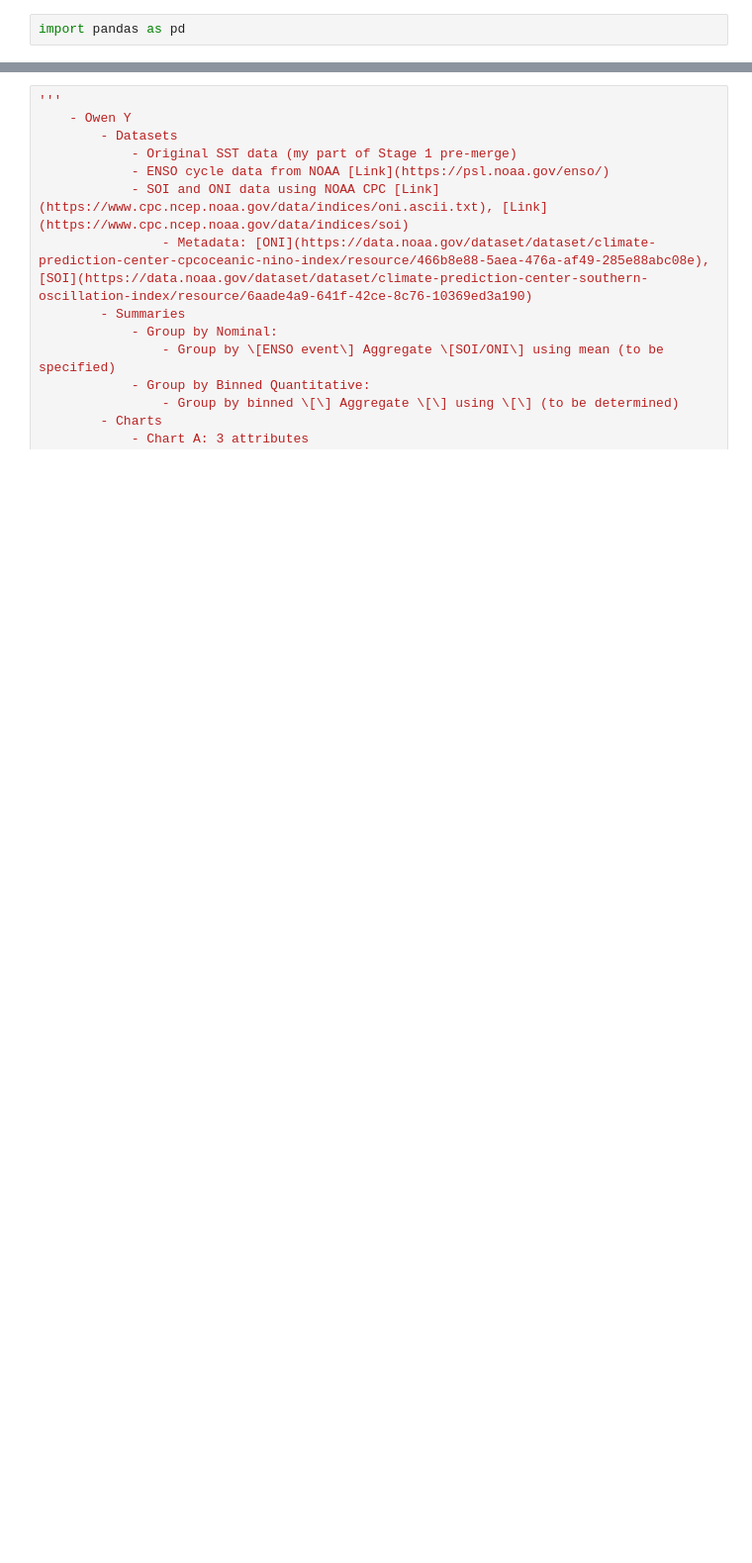
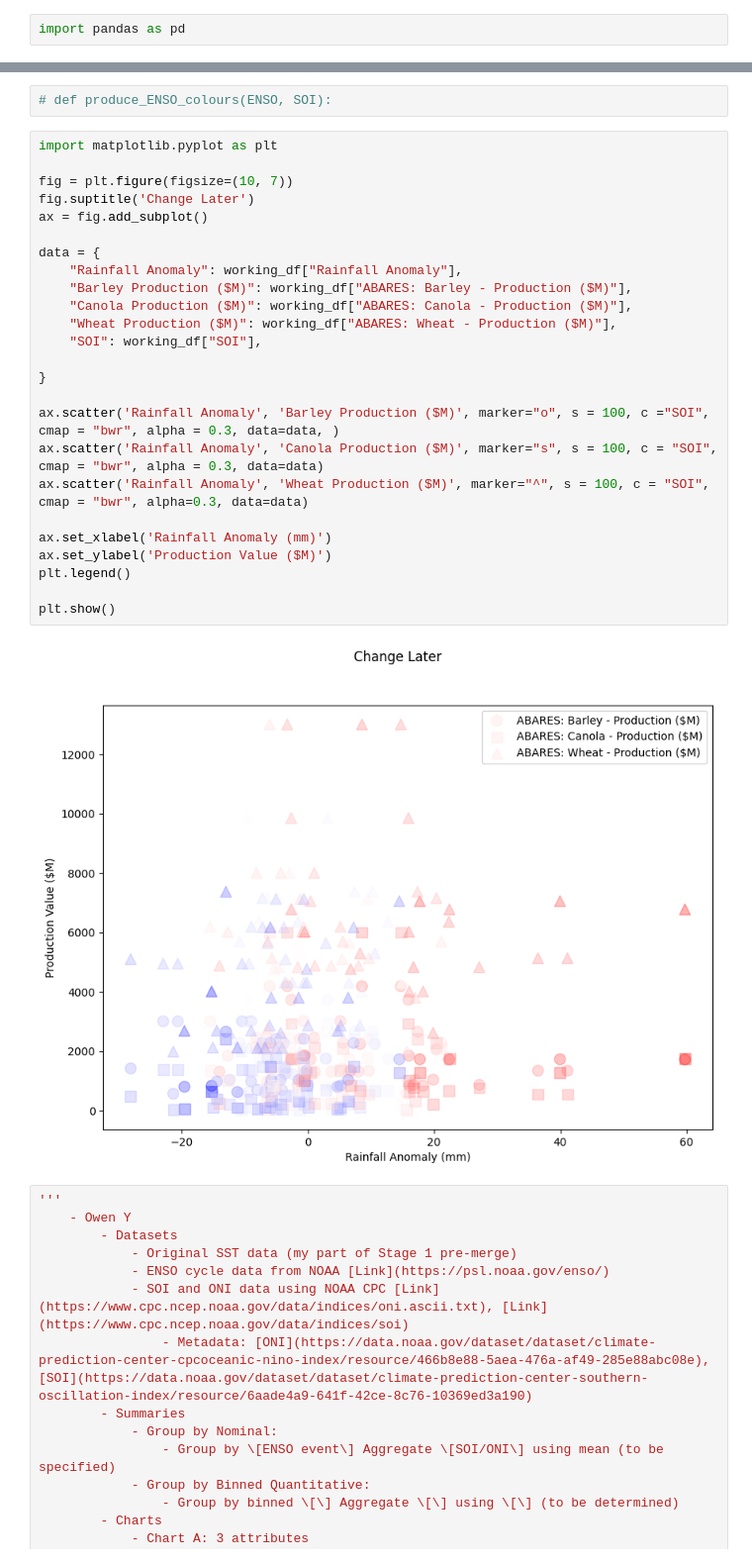
Before and after one commit to owng25/DATA1902-Stage-2, a Jupyter notebook: Code/Owen_Y/main.ipynb, the cells around one changed output, grey strips where cells are left out. Shown at 99% size. Saved outputs shown, nothing was run; the diff lists cells and outputs as text; blank space fills up the shorter version.

Commit message:
creating 4 attribue graph using SOI as colour gradient

```diff
--- a/Code/Owen_Y/main.ipynb
+++ b/Code/Owen_Y/main.ipynb
@@ -37,3 +58,32 @@ df = pd.read_csv("../../Data/Merged Data.csv", index_col = "Date", parse_dates=T
+# %%
+# def produce_ENSO_colours(ENSO, SOI):
+# %%
+import matplotlib.pyplot as plt
+
+fig = plt.figure(figsize=(10, 7))
+fig.suptitle('Change Later')
+ax = fig.add_subplot()
+
+data = {
+    "Rainfall Anomaly": working_df["Rainfall Anomaly"],
+    "Barley Production ($M)": working_df["ABARES: Barley - Production ($M)"],
+    "Canola Production ($M)": working_df["ABARES: Canola - Production ($M)"],
+    "Wheat Production ($M)": working_df["ABARES: Wheat - Production ($M)"],
+    "SOI": working_df["SOI"],
+
+}
+
+ax.scatter('Rainfall Anomaly', 'Barley Production ($M)', marker="o", s = 100, c ="SOI", cmap = "bwr", alpha = 0.3, data=data, )
+ax.scatter('Rainfall Anomaly', 'Canola Production ($M)', marker="s", s = 100, c = "SOI", cmap = "bwr", alpha = 0.3, data=data)
+ax.scatter('Rainfall Anomaly', 'Wheat Production ($M)', marker="^", s = 100, c = "SOI", cmap = "bwr", alpha=0.3, data=data)
+
+ax.set_xlabel('Rainfall Anomaly (mm)')
+ax.set_ylabel('Production Value ($M)')
+plt.legend()
+
+plt.show()
+# %% [output]
+[figure, added]
 # %%
 '''
     - Owen Y
```
Also changed, not shown: parts of 4 cells of this notebook, 2 other files.
